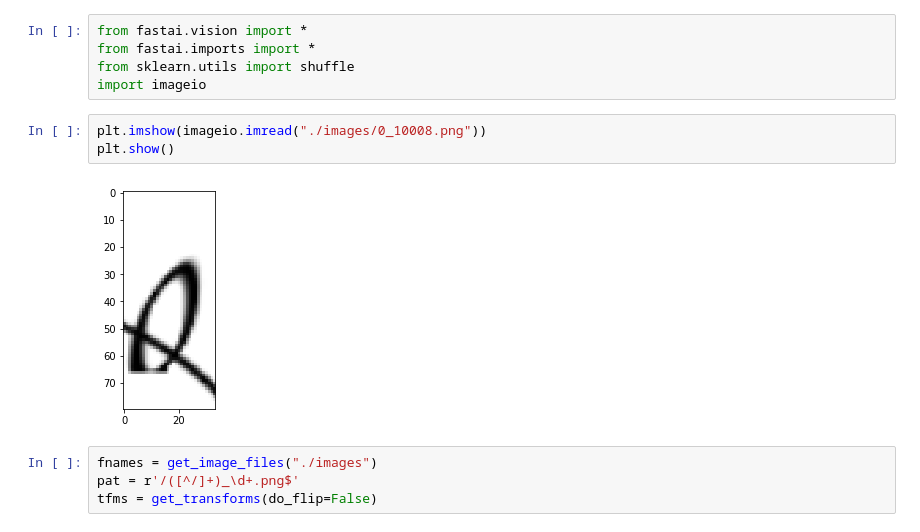
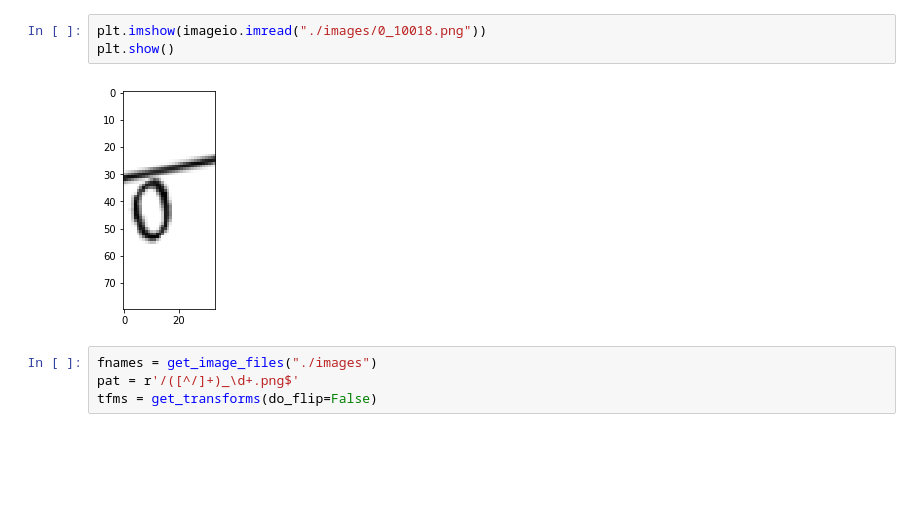
Before and after one commit to Neumi/colab-ml-reverse-captcha, a Jupyter notebook: captch_ml_solver.ipynb, the cells around one changed output. Drawn from its saved outputs; the diff is of its cells as text; blank space fills up the shorter version.

```diff
--- a/captch_ml_solver.ipynb
+++ b/captch_ml_solver.ipynb
@@ -181,13 +199,8 @@ rm: cannot remove './images/models': Is a directory
-# %%
-from fastai.vision import *
-from fastai.imports import *
-from sklearn.utils import shuffle
-import imageio
 # %%
-plt.imshow(imageio.imread("./images/0_10008.png"))
+plt.imshow(imageio.imread("./images/0_10018.png"))
 plt.show()
 # %% [output]
-[figure, old version]
+[figure, new version]
 # %%
 fnames = get_image_files("./images")
 pat = r'/([^/]+)_\d+.png$'
```
Also changed, not shown: parts of 19 cells of this notebook.
